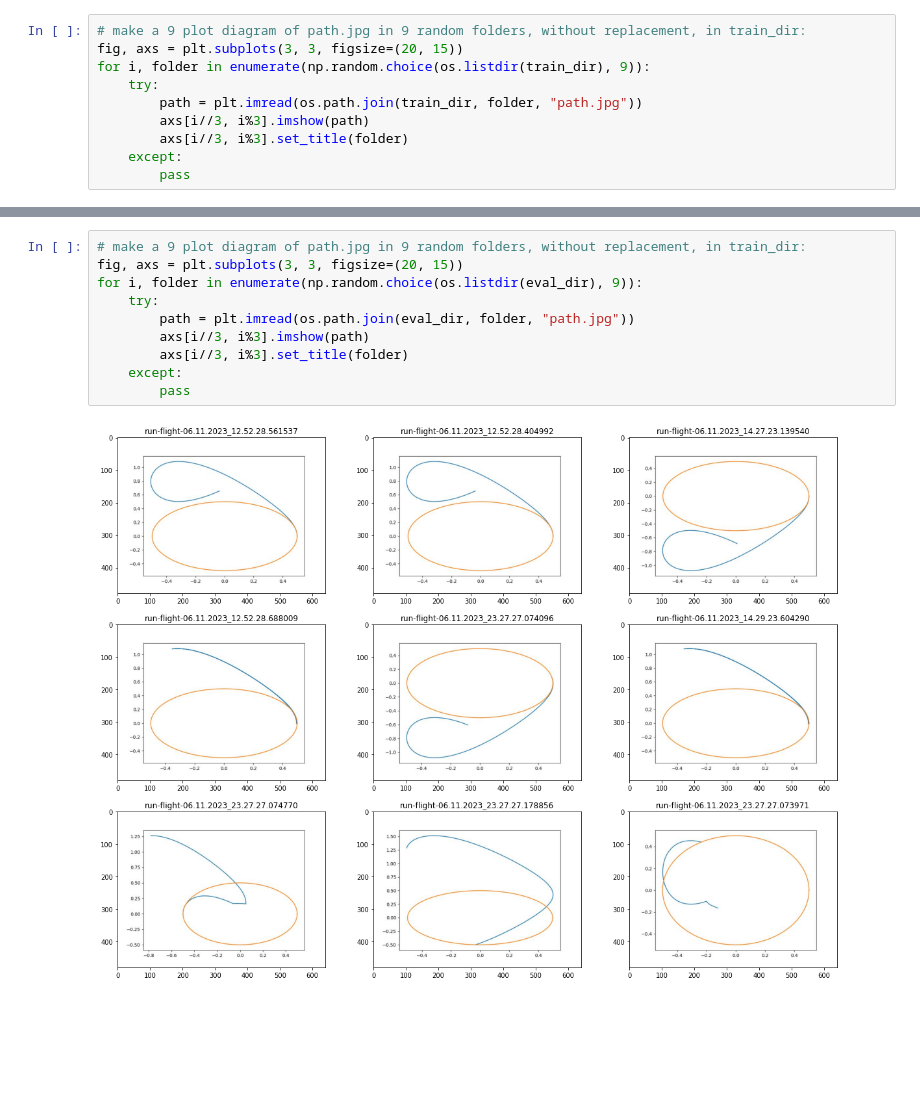
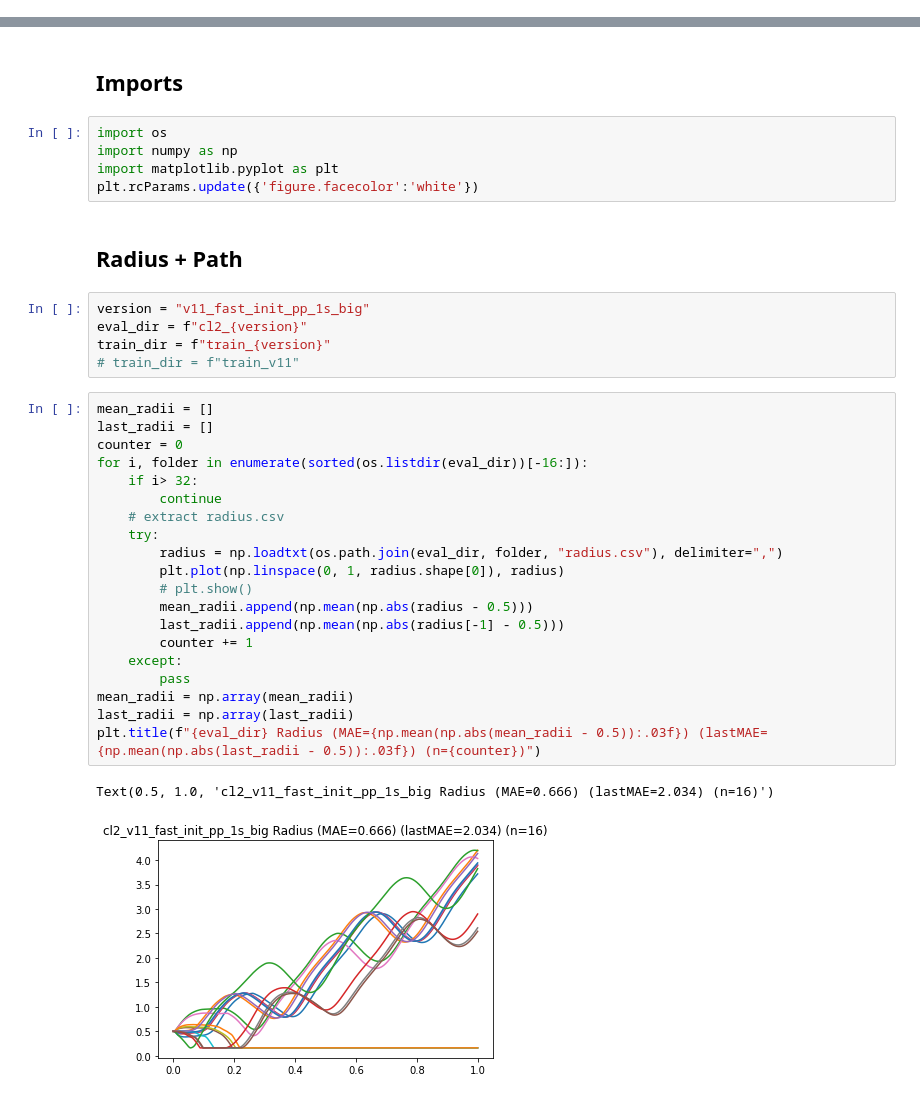
Before and after one commit to makramchahine/gym-pybullet-drones, a Jupyter notebook: gym_pybullet_drones/examples/runna_eval.ipynb, the cells around one changed output, grey strips where cells are left out. Saved outputs shown, nothing was run; the diff lists cells and outputs as text; blank space fills up the shorter version.

```diff
--- a/gym_pybullet_drones/examples/runna_eval.ipynb
+++ b/gym_pybullet_drones/examples/runna_eval.ipynb
@@ -40,10 +0,0 @@ for i, folder in enumerate(os.listdir(eval_dir)[-9:]):
-# %%
-# make a 9 plot diagram of path.jpg in 9 random folders, without replacement, in train_dir:
-fig, axs = plt.subplots(3, 3, figsize=(20, 15))
-for i, folder in enumerate(np.random.choice(os.listdir(train_dir), 9)):
-    try:
-        path = plt.imread(os.path.join(train_dir, folder, "path.jpg"))
-        axs[i//3, i%3].imshow(path)
-        axs[i//3, i%3].set_title(folder)
-    except:
-        pass
@@ -52,12 +1,37 @@ for i, folder in enumerate(np.random.choice(os.listdir(train_dir), 9)):
-# %%
-# make a 9 plot diagram of path.jpg in 9 random folders, without replacement, in train_dir:
-fig, axs = plt.subplots(3, 3, figsize=(20, 15))
-for i, folder in enumerate(np.random.choice(os.listdir(eval_dir), 9)):
-    try:
-        path = plt.imread(os.path.join(eval_dir, folder, "path.jpg"))
-        axs[i//3, i%3].imshow(path)
-        axs[i//3, i%3].set_title(folder)
-    except:
-        pass
-# %% [output]
-[figure, removed]
+# %% [markdown]
+## Imports
+# %%
+import os
+import numpy as np
+import matplotlib.pyplot as plt
+plt.rcParams.update({'figure.facecolor':'white'})
+# %% [markdown]
+## Radius + Path
+# %%
+version = "v11_fast_init_pp_1s_big"
+eval_dir = f"cl2_{version}"
+train_dir = f"train_{version}"
+# train_dir = f"train_v11"
+# %%
+mean_radii = []
+last_radii = []
+counter = 0
+for i, folder in enumerate(sorted(os.listdir(eval_dir))[-16:]):
+    if i> 32:
+        continue
+    # extract radius.csv
+    try:
+        radius = np.loadtxt(os.path.join(eval_dir, folder, "radius.csv"), delimiter=",")
+        plt.plot(np.linspace(0, 1, radius.shape[0]), radius)
+        # plt.show()
+        mean_radii.append(np.mean(np.abs(radius - 0.5)))
+        last_radii.append(np.mean(np.abs(radius[-1] - 0.5)))
+        counter += 1
+    except:
+        pass
+mean_radii = np.array(mean_radii)
+last_radii = np.array(last_radii)
+plt.title(f"{eval_dir} Radius (MAE={np.mean(np.abs(mean_radii - 0.5)):.03f}) (lastMAE={np.mean(np.abs(last_radii - 0.5)):.03f}) (n={counter})")
+# %% [output]
+Text(0.5, 1.0, 'cl2_v11_fast_init_pp_1s_big Radius (MAE=0.666) (lastMAE=2.034) (n=16)')
+[figure, added]
```
Also changed, not shown: parts of 63 cells of this notebook, 8 other files.
